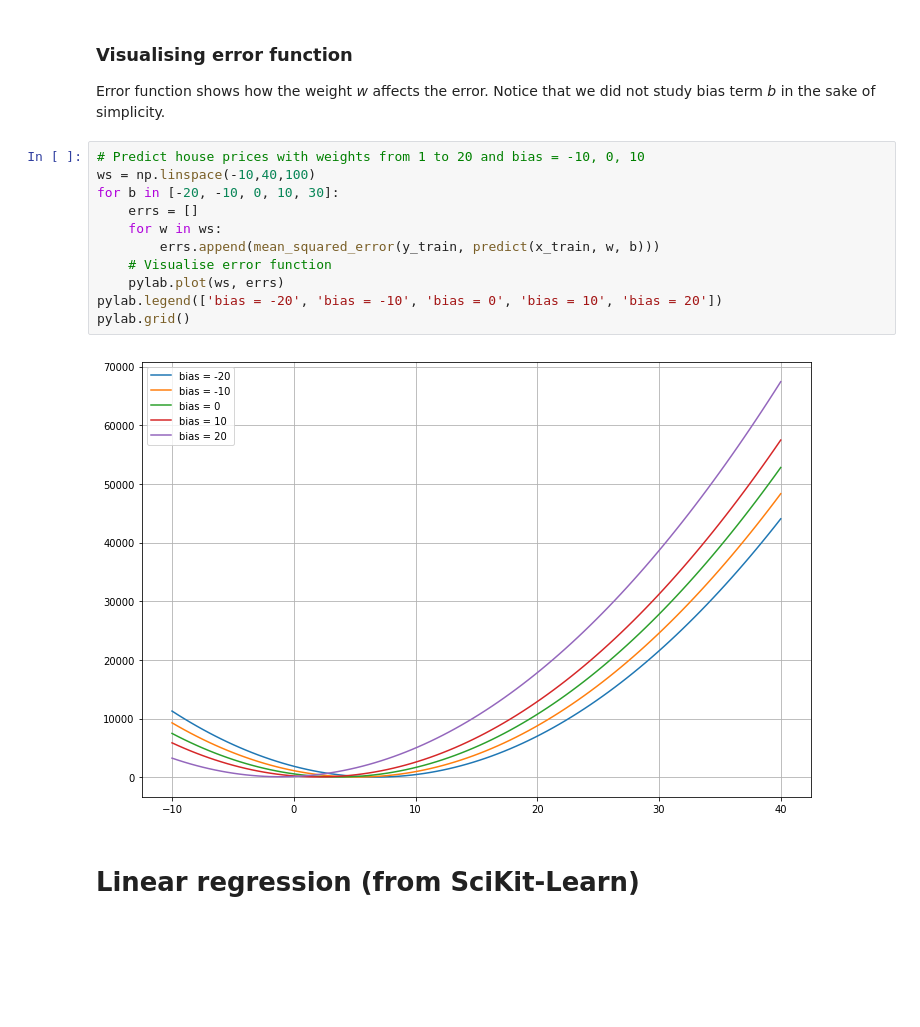
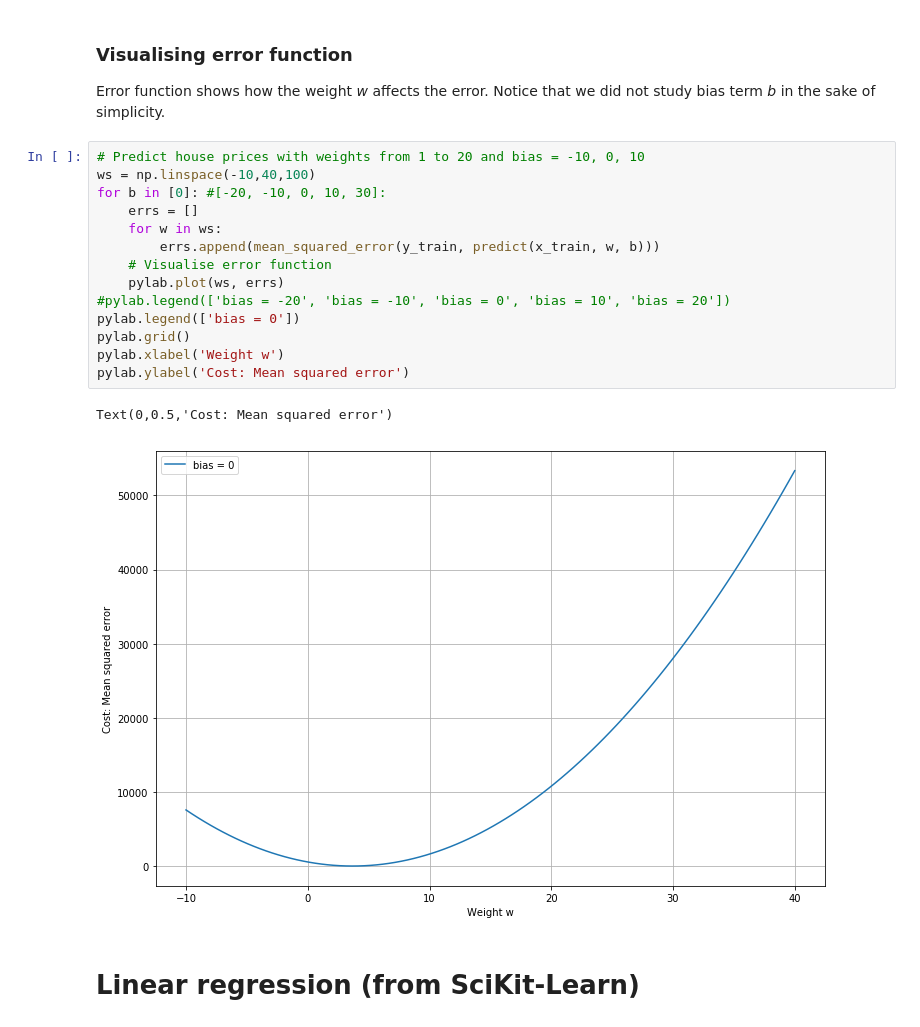
Before and after one commit to futurice/ml-crash-course, a Jupyter notebook: exercises/01_Boston_house_prediction_with_NN.ipynb, the cells around one changed output. Saved outputs shown, nothing was run; the diff lists cells and outputs as text; blank space fills up the shorter version.

```diff
--- a/exercises/01_Boston_house_prediction_with_NN.ipynb
+++ b/exercises/01_Boston_house_prediction_with_NN.ipynb
@@ -115,16 +140,20 @@ Error function shows how the weight *w* affects the error. Notice that we did no
 # %%
 # Predict house prices with weights from 1 to 20 and bias = -10, 0, 10
 ws = np.linspace(-10,40,100)
-for b in [-20, -10, 0, 10, 30]:
+for b in [0]: #[-20, -10, 0, 10, 30]:
     errs = []
     for w in ws:
         errs.append(mean_squared_error(y_train, predict(x_train, w, b)))
     # Visualise error function
     pylab.plot(ws, errs)
-pylab.legend(['bias = -20', 'bias = -10', 'bias = 0', 'bias = 10', 'bias = 20'])
+#pylab.legend(['bias = -20', 'bias = -10', 'bias = 0', 'bias = 10', 'bias = 20'])
+pylab.legend(['bias = 0'])
 pylab.grid()
+pylab.xlabel('Weight w')
+pylab.ylabel('Cost: Mean squared error')
 # %% [output]
+Text(0,0.5,'Cost: Mean squared error')
-[figure, old version]
+[figure, new version]
 # %% [markdown]
 #  Linear regression (from SciKit-Learn)
 # %% [markdown]
```
Also changed, not shown: parts of 65 cells of this notebook.
